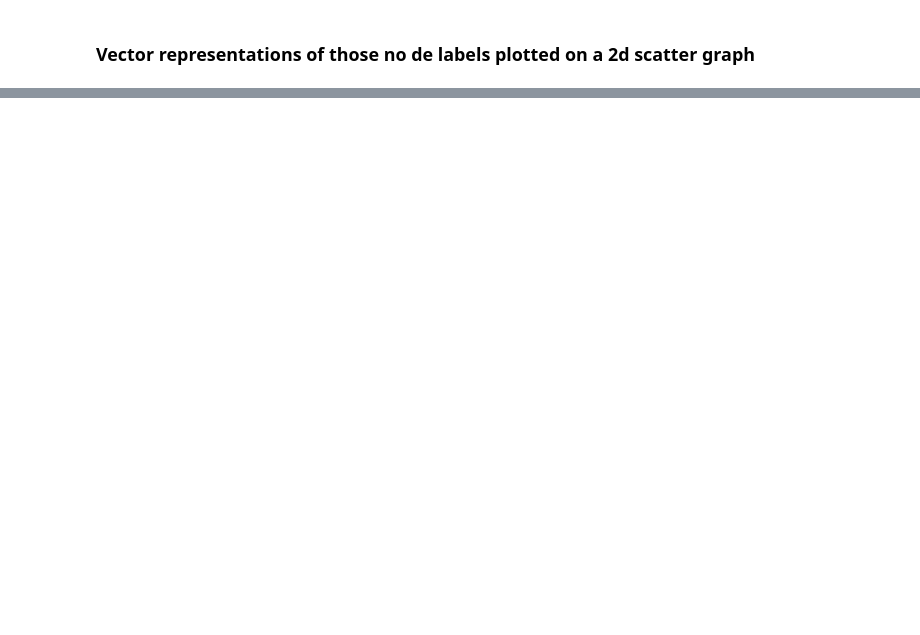
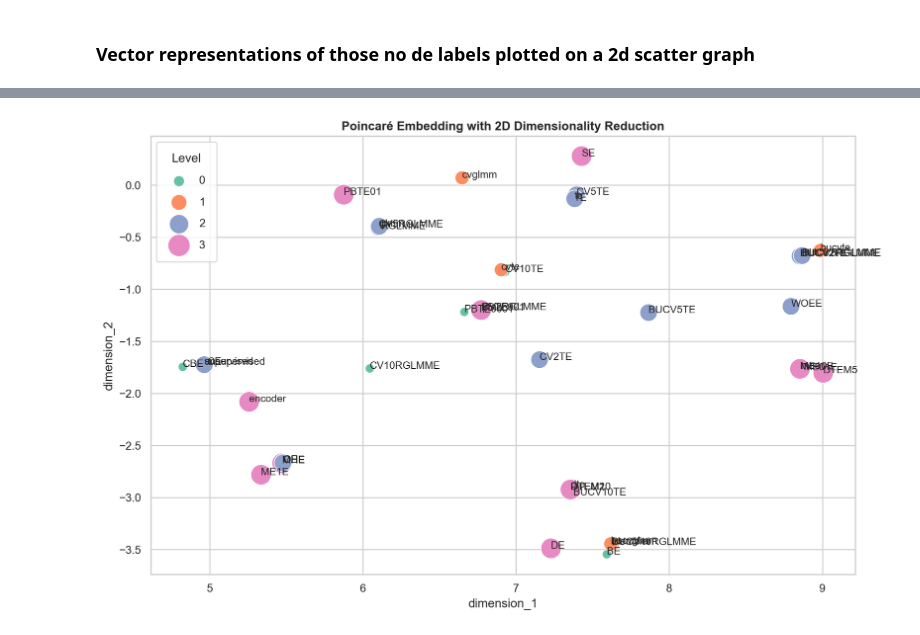
Before and after one commit to nina-prog/meta-learning-for-encoder-selection, a Jupyter notebook: notebooks/week09/week09-encoding-of-encoders.ipynb, the cells around one changed output, grey strips where cells are left out. Cells and saved outputs as stored; diff of their text form; code cells hidden in the pictures; blank space fills up the shorter version.

```diff
--- a/notebooks/week09/week09-encoding-of-encoders.ipynb
+++ b/notebooks/week09/week09-encoding-of-encoders.ipynb
@@ -159,0 +169,16 @@ model.plot()
+# %%
+# Get the embeddings (vector representation) of the nodes hierarchy structure
+embeddings = model.kv.vectors
+# Map embeddings (vector representation) to node names
+embeddings_dict = {}
+for node in G.nodes:
+    embeddings_dict[node] = model.kv[node]
+# %%
+# Transform embeddings (vector representation) to a dataframe
+embeddings_df = pd.DataFrame(embeddings)
+# Add node names as a column to the dataframe
+embeddings_df['node'] = embeddings_dict.keys()
+embeddings_df = embeddings_df.set_index('node')
+# Rename columns to dimension_1, dimension_2, ...
+embeddings_df.columns = [f'dimension_{i}' for i in range(1, embeddings_df.shape[1] + 1)]
+embeddings_df
@@ -159,0 +207,6 @@ model.plot()
+# %%
+# Perform dimensionality reduction using t-SNE
+tsne = TSNE(n_components=2, random_state=7)
+embeddings_2d = tsne.fit_transform(embeddings_df.values)
+embeddings_2d_df = pd.DataFrame(embeddings_2d, index=embeddings_df.index, columns=['dimension_1', 'dimension_2'])
+embeddings_2d_df
@@ -159,0 +232,4 @@ model.plot()
+# %%
+# Add hierarchical level as a column to the dataframe where node names are the index
+embeddings_2d_df['level'] = nx.get_node_attributes(G, 'hierarchical_level').values()
+embeddings_2d_df
@@ -159,0 +255,18 @@ model.plot()
+# %%
+# Plot the embedding in a 2D scatter plot
+plt.figure(figsize=(11, 7))
+sns.scatterplot(data=embeddings_2d_df, x='dimension_1', y='dimension_2', hue='level', palette="Set2", sizes=(80, 400), size='level')
+# Add node labels as annotations to the plot
+for node, (x, y, level) in embeddings_2d_df.iterrows():
+    plt.text(x, y, node, fontsize=10)
+# Add title to the plot
+plt.title("Poincaré Embedding with 2D Dimensionality Reduction", fontweight='bold')
+# Add legend
+handles, labels = plt.gca().get_legend_handles_labels()
+by_label = dict(zip(labels, handles))
+plt.legend(by_label.values(), by_label.keys(), loc='upper left', title='Level', labelspacing=1.0, borderpad=1)
+# Show plot
+plt.tight_layout()
+plt.show()
+# %% [output]
+[figure, added]
```
Also changed, not shown: parts of 13 cells of this notebook.
